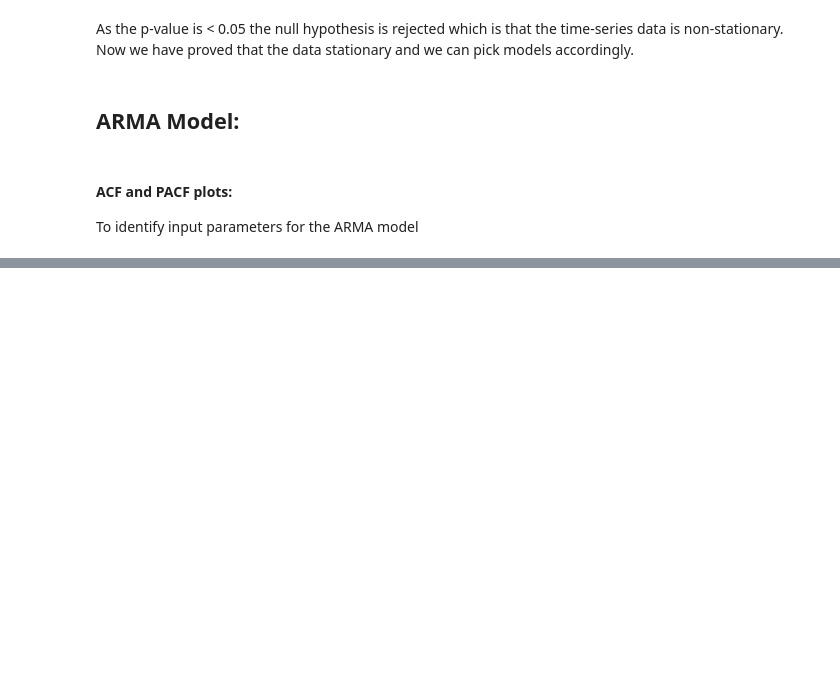
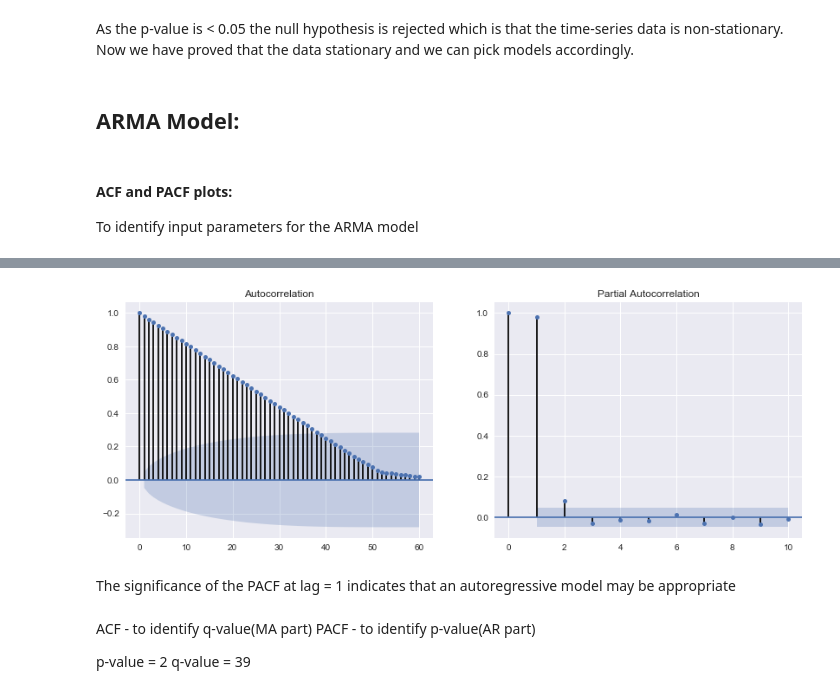
Before and after one commit to pappakrishnan/Ads-Analysis, a Jupyter notebook: Ads Analysis.ipynb, the cells around one changed output, grey strips where cells are left out. Cells and saved outputs as stored; diff of their text form; code cells hidden in the pictures; blank space fills up the shorter version.

```diff
--- a/Ads Analysis.ipynb
+++ b/Ads Analysis.ipynb
@@ -1135,0 +1181,15 @@ To identify input parameters for the ARMA model
+# %%
+figs, axes = plt.subplots(1, 2, figsize = (14, 5))
+plot_acf(df_prediction, lags = 60, ax = axes[0])
+plot_pacf(df_prediction, lags = 10, ax = axes[1])
+plt.show()
+# %% [output]
+[figure, added]
+# %% [markdown]
+The significance of the PACF at lag = 1 indicates that an autoregressive model may be appropriate
+# %% [markdown]
+ACF - to identify q-value(MA part)
+PACF - to identify p-value(AR part)
+
+p-value = 2
+q-value = 39
```
Also changed, not shown: parts of 11 cells of this notebook.
